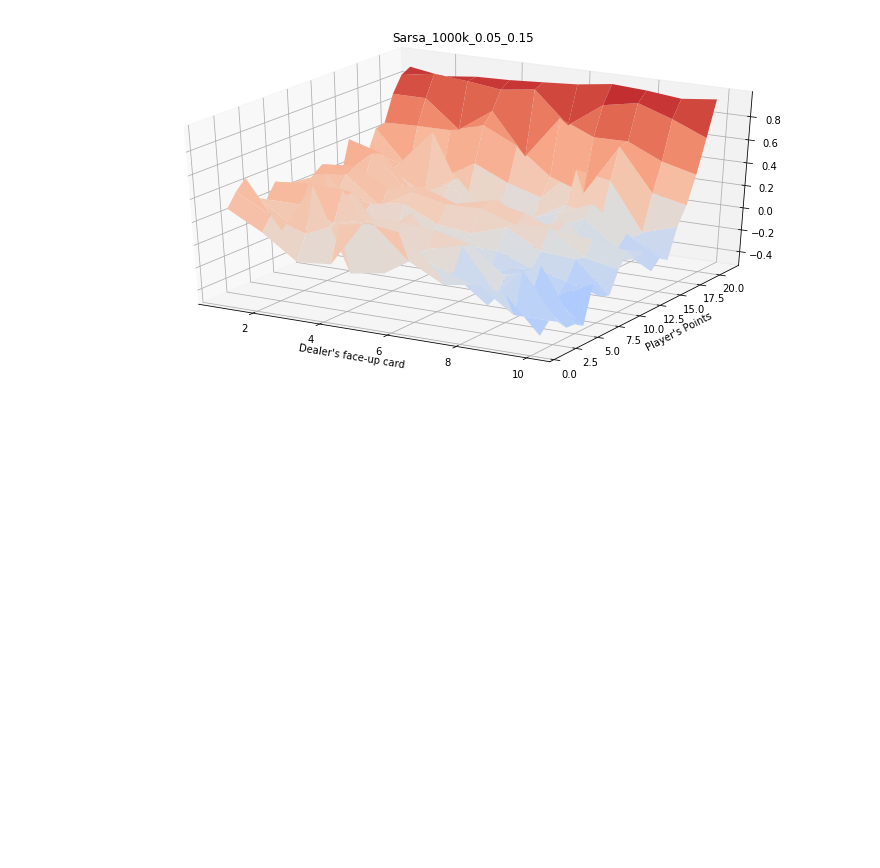
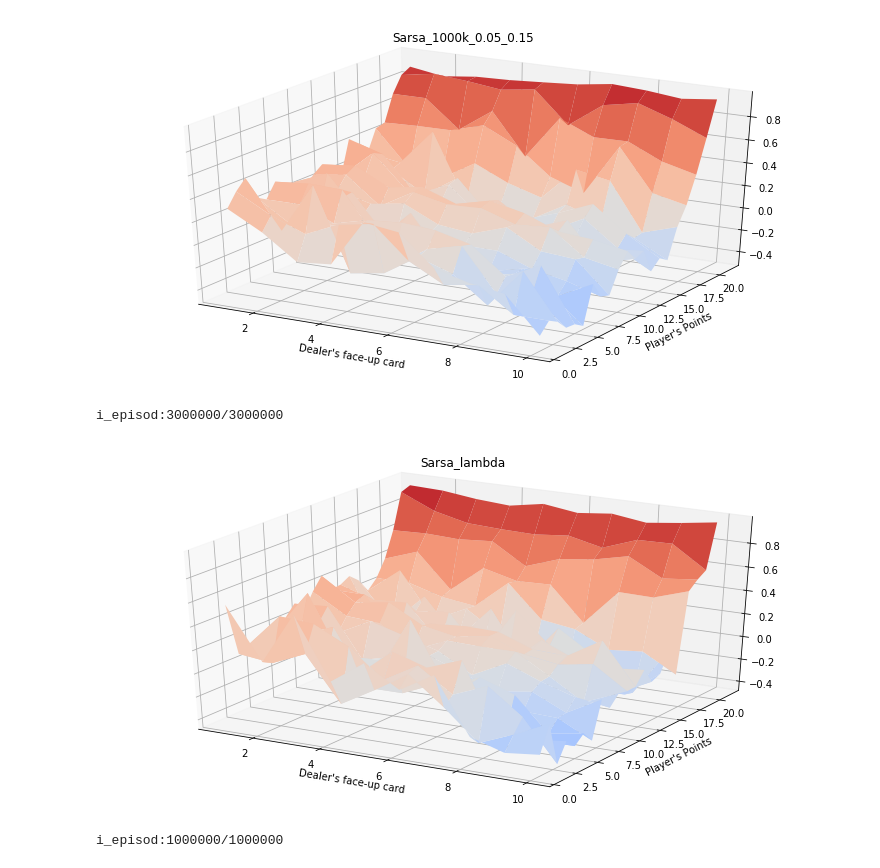
Before and after one commit to neo-pan/RL_notebook, a Jupyter notebook: Assignment_Easy21.ipynb, the cells around one changed output. Cells and saved outputs as stored; diff of their text form; code cells hidden in the pictures; blank space fills up the shorter version.

Commit message:
update RL05 by finishing Sarsa_lambda and Q_learning with several tests.

```diff
--- a/Assignment_Easy21.ipynb
+++ b/Assignment_Easy21.ipynb
@@ -331,0 +377,9 @@ plot_Q_function(Q, "Sarsa_1000k_0.05_0.15")
+# %%
+env = Easy21()
+Q = Sarsa_lambda(env, 3000000, alpha = 0.05, epsilon = 0.15)
+# %% [output]
+i_episod:3000000/3000000
+# %%
+plot_Q_function(Q, "Sarsa_lambda")
+# %% [output]
+[figure, added]
@@ -331,0 +423,5 @@ plot_Q_function(Q, "Sarsa_1000k_0.05_0.15")
+# %%
+env = Easy21()
+Q = Q_Learning(env, 1000000, alpha = 0.05, epsilon = 0.15)
+# %% [output]
+i_episod:1000000/1000000
```
Also changed, not shown: parts of 9 cells of this notebook, 13 other files.
